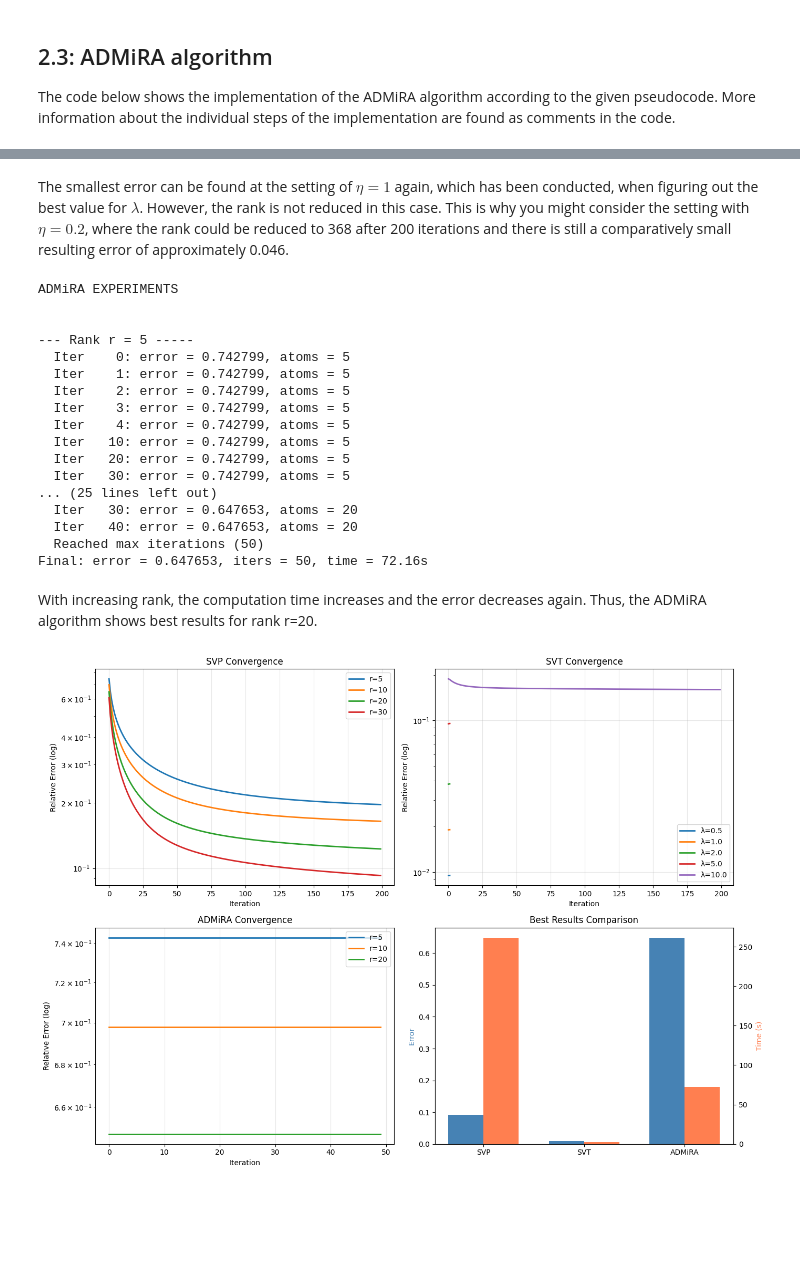
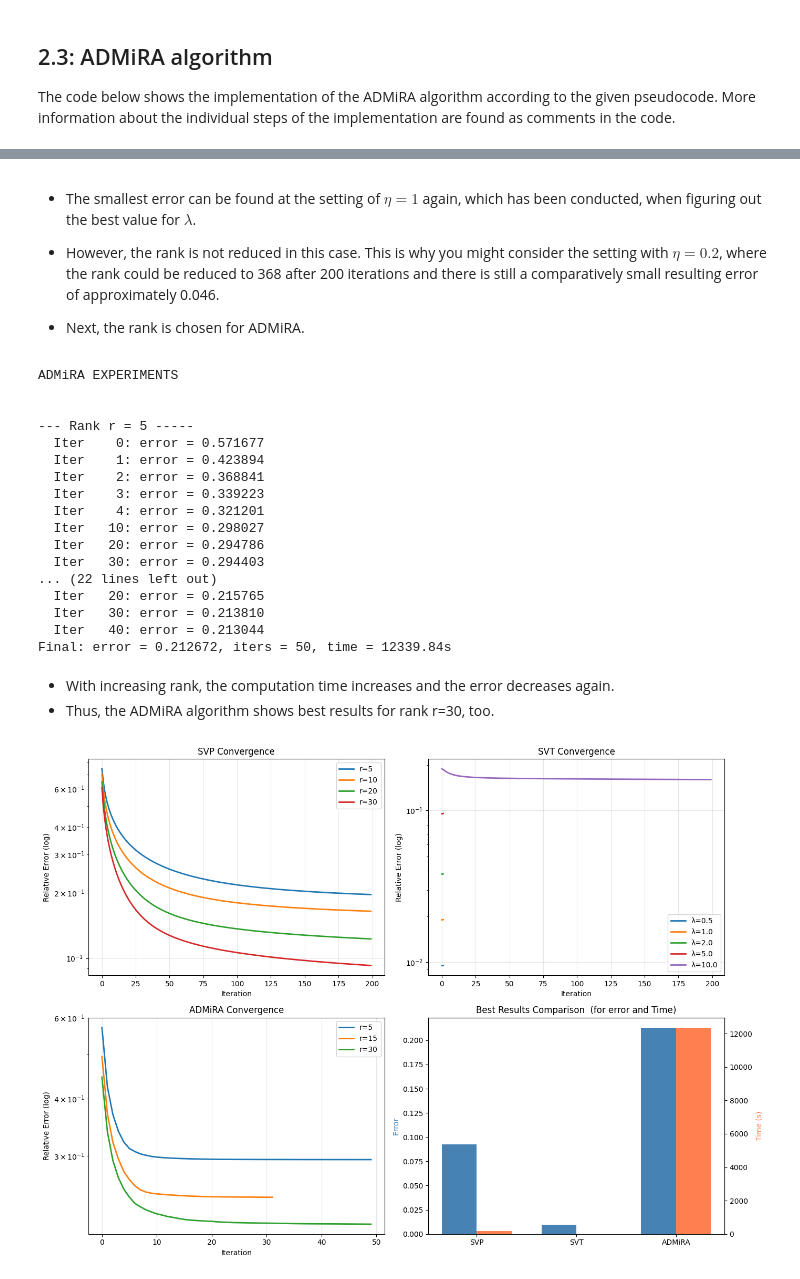
Before and after one commit to smlemons/Dimension-Reduction-Lab, a Jupyter notebook: LabDimReduction_final.ipynb, the cells around one changed output, grey strips where cells are left out. Saved outputs shown, nothing was run; the diff lists cells and outputs as text; code cells hidden in the pictures; blank space fills up the shorter version.

```diff
--- a/LabDimReduction_final.ipynb
+++ b/LabDimReduction_final.ipynb
@@ -521,7 +556,7 @@ Since we have the best results with rank equal to 30 and this also aligns approx
 print("SVP EXPERIMENTS \n")
 
 svp_results_eta = {}
-etas  = [0.005, 0.05, 0.2, 0.6]
+etas  = [0.005, 0.05, 0.2, 0.6, 1.0]
 
 for e in etas:
     print(f"\n--- learning rate = {e} ---")
@@ -549,11 +584,12 @@ Final: error = 0.102311, iters = 200, time = 441.36s
 # %%
+etas  = [0.005, 0.05, 0.2, 0.6, 1.0]
 # plot the errors accordingly per learning rate
 plt.figure(figsize=(8, 6))
 for e in etas:
     plt.semilogy(svp_results_eta[e]['errors'], label=f'η={e}', linewidth=2)
 plt.xlabel('Iteration')
 plt.ylabel('Relative Error (log)')
-plt.title('SVT Convergence')
+plt.title('SVP Convergence')
 plt.legend()
 plt.grid(True, alpha=0.3)
 plt.show()
@@ -608,7 +651,7 @@ In order to determine an appropriate learning rate, we will fix $\lambda=0.5$.
 print("SVT EXPERIMENTS \n")
 
 svt_results_eta = {}
-etas  = [0.05, 0.2, 0.6]
+etas  = [0.05, 0.2, 0.6, 1.0]
 
 for e in etas:
     print(f"\n--- learning rate = {e} ---")
@@ -649,5 +692,8 @@ plt.show()
 # %% [markdown]
-The smallest error can be found at the setting of $\eta=1$ again, which has been conducted, when figuring out the best value for $\lambda$. However, the rank is not reduced in this case. This is why you might consider the setting with $\eta = 0.2$, where the rank could be reduced to 368 after 200 iterations and there is still a comparatively small resulting error of approximately 0.046.
+- The smallest error can be found at the setting of $\eta=1$ again, which has been conducted, when figuring out the best value for $\lambda$.
+- However, the rank is not reduced in this case. This is why you might consider the setting with $\eta = 0.2$, where the rank could be reduced to 368 after 200 iterations and there is still a comparatively small resulting error of approximately 0.046.
+
+- Next, the rank is chosen for ADMiRA.
 # %%
 # =============================================================================
 # ADMiRA EXPERIMENTS
@@ -655,7 +701,7 @@ The smallest error can be found at the setting of $\eta=1$ again, which has been
 print("ADMiRA EXPERIMENTS \n")
 
 admira_results = {}
-admira_ranks = [5, 10, 20]
+admira_ranks = [5, 15, 30]
 
 for r in admira_ranks:
     print(f"\n--- Rank r = {r} -----")
@@ -667,21 +713,22 @@ ADMiRA EXPERIMENTS
 
 
 --- Rank r = 5 -----
-  Iter    0: error = 0.742799, atoms = 5
-  Iter    1: error = 0.742799, atoms = 5
-  Iter    2: error = 0.742799, atoms = 5
-  Iter    3: error = 0.742799, atoms = 5
-  Iter    4: error = 0.742799, atoms = 5
-  Iter   10: error = 0.742799, atoms = 5
-  Iter   20: error = 0.742799, atoms = 5
-  Iter   30: error = 0.742799, atoms = 5
-... (25 lines left out)
-  Iter   30: error = 0.647653, atoms = 20
-  Iter   40: error = 0.647653, atoms = 20
-  Reached max iterations (50)
-Final: error = 0.647653, iters = 50, time = 72.16s
+  Iter    0: error = 0.571677
+  Iter    1: error = 0.423894
+  Iter    2: error = 0.368841
+  Iter    3: error = 0.339223
+  Iter    4: error = 0.321201
+  Iter   10: error = 0.298027
+  Iter   20: error = 0.294786
+  Iter   30: error = 0.294403
+... (22 lines left out)
+  Iter   20: error = 0.215765
+  Iter   30: error = 0.213810
+  Iter   40: error = 0.213044
+Final: error = 0.212672, iters = 50, time = 12339.84s
 # %% [markdown]
-With increasing rank, the computation time increases and the error decreases again. Thus, the ADMiRA algorithm shows best results for rank r=20.
+- With increasing rank, the computation time increases and the error decreases again.
+- Thus, the ADMiRA algorithm shows best results for rank r=30, too.
 # %%
 # =============================================================================
 # VISUALIZATION
@@ -715,32 +762,32 @@ for r in admira_ranks:
     ax.semilogy(admira_results[r]['errors'], label=f'r={r}', linewidth=2)
 ax.set_xlabel('Iteration')
 ax.set_ylabel('Relative Error (log)')
 ax.set_title('ADMiRA Convergence')
 ax.legend()
 ax.grid(True, alpha=0.3)
 
 # Plot 4: Comparison
 ax = axes[1, 1]
 best_svp = min(svp_results.values(), key=lambda x: x['final_error'])
 best_svt = min(svt_results.values(), key=lambda x: x['final_error'])
 best_admira = min(admira_results.values(), key=lambda x: x['final_error'])
 
 names = ['SVP', 'SVT', 'ADMiRA']
 errors = [best_svp['final_error'], best_svt['final_error'], best_admira['final_error']]
 times = [best_svp['time'], best_svt['time'], best_admira['time']]
 
 x = np.arange(len(names))
 width = 0.35
 ax.bar(x - width/2, errors, width, label='Error', color='steelblue')
 ax2 = ax.twinx()
 ax2.bar(x + width/2, times, width, label='Time (s)', color='coral')
 ax.set_xticks(x)
 ax.set_xticklabels(names)
 ax.set_ylabel('Error', color='steelblue')
 ax2.set_ylabel('Time (s)', color='coral')
-ax.set_title('Best Results Comparison')
+ax.set_title('Best Results Comparison  (for error and Time)')
 
 plt.tight_layout()
 plt.show()
 # %% [output]
-[figure, old version]
+[figure, new version]
```
Also changed, not shown: parts of 19 cells of this notebook.
